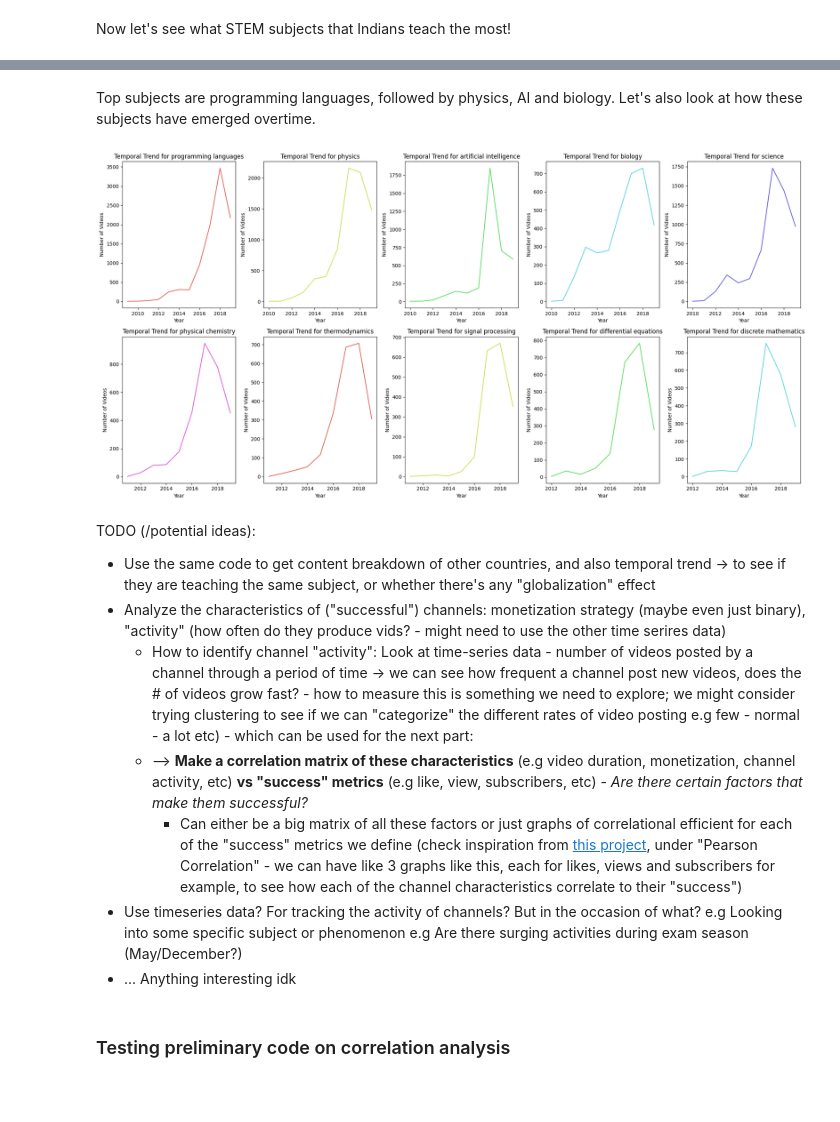
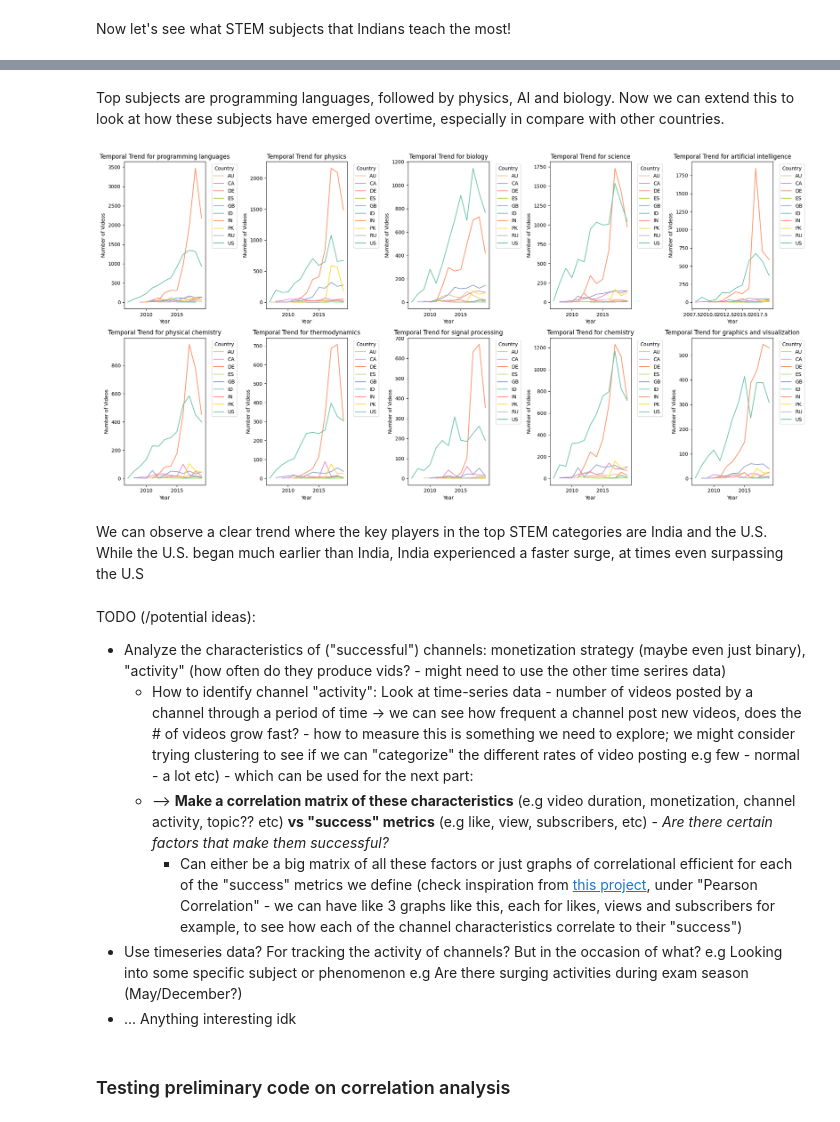
Before and after one commit to epfl-ada/ada-2024-project-adacadabra2048, a Jupyter notebook: result_tmp.ipynb, the cells around one changed output, grey strips where cells are left out. Saved outputs shown, nothing was run; the diff lists cells and outputs as text; code cells hidden in the pictures; blank space fills up the shorter version.

Commit message:
added graph for topic breakdown

```diff
--- a/result_tmp.ipynb
+++ b/result_tmp.ipynb
@@ -432,2 +467,2 @@ plt.show()
 # %% [markdown]
-Top subjects are programming languages, followed by physics, AI and biology. Let's also look at how these subjects have emerged overtime.
+Top subjects are programming languages, followed by physics, AI and biology. Now we can extend this to look at how these subjects have emerged overtime, especially in compare with other countries.
@@ -440,30 +506,43 @@ df_stem_india['upload_year'] = df_stem_india['upload_date'].dt.year
 # %%
+# Filter for top 10 categories
+# df_top_categories = df_stem_videos[df_stem_videos['matched_category'].str.contains('|'.join(top_10_keywords), na=False)]
+
 fig, axes = plt.subplots(2, 5, figsize=(20, 10))
 axes = axes.ravel()
 
+# Define a consistent color palette for the top 10 countries
+color_palette = sns.color_palette("Set2", n_colors=len(top_10_countries_list))  # Choose a palette with enough colors
+
+# Create a dictionary to map each country to a color
+country_color_map = {country: color_palette[i] for i, country in enumerate(top_10_countries_list)}
+
+# Plotting
 for i, category in enumerate(list(top_10_keywords.keys())[:10]):
-    # Filter data for the current category
-    category_data = df_stem_india[df_stem_india['matched_category'].str.contains(category, na=False)]
+    category_data = df_top_categories[df_top_categories["matched_category"].str.contains(category, na=False)]
 
-    # Group by year and count videos
-    yearly_counts = category_data.groupby('upload_year').size().reset_index(name='counts')
+    # Group by country and upload_year for this category
+    grouped_data = category_data.groupby(["country", "upload_year"]).size().reset_index(name='video_count')
 
-    # Plot the trend with a specific color
-    sns.lineplot(x='upload_year', y='counts', data=yearly_counts, ax=axes[i], color=colors[i%6])
+    # Filter grouped data for top 10 countries
+    top_10_country_data = grouped_data[grouped_data['country'].isin(top_10_countries_list)]
+
+    sns.lineplot(ax=axes[i], x="upload_year", y="video_count", hue="country", data=top_10_country_data, palette=country_color_map)
     axes[i].set_title(f'Temporal Trend for {category}')
     axes[i].set_xlabel('Year')
     axes[i].set_ylabel('Number of Videos')
+    axes[i].legend(title='Country', bbox_to_anchor=(1.05, 1), loc='upper left')
 
 plt.tight_layout()
 plt.show()
 # %% [output]
-[figure, old version]
+[figure, new version]
+# %% [markdown]
+We can observe a clear trend where the key players in the top STEM categories are India and the U.S. While the U.S. began much earlier than India, India experienced a faster surge, at times even surpassing the U.S
 # %% [markdown]
 TODO (/potential ideas):
-* Use the same code to get content breakdown of other countries, and also temporal trend -> to see if they are teaching the same subject, or whether there's any "globalization" effect
 * Analyze the characteristics of ("successful") channels: monetization strategy (maybe even just binary), "activity" (how often do they produce vids? - might need to use the other time serires data)
   * How to identify channel "activity": Look at time-series data - number of videos posted by a channel through a period of time -> we can see how frequent a channel post new videos, does the # of videos grow fast? - how to measure this is something we need to explore; we might consider trying clustering to see if we can "categorize" the different rates of video posting e.g few - normal - a lot etc) - which can be used for the next part:
-  * --> **Make a correlation matrix of these characteristics** (e.g video duration, monetization, channel activity, etc) **vs "success" metrics** (e.g like, view, subscribers, etc) - *Are there certain factors that make them successful?*
+  * --> **Make a correlation matrix of these characteristics** (e.g video duration, monetization, channel activity, topic?? etc) **vs "success" metrics** (e.g like, view, subscribers, etc) - *Are there certain factors that make them successful?*
     * Can either be a big matrix of all these factors or just graphs of correlational efficient for each of the "success" metrics we define (check inspiration from [this project](https://epfl-ada.github.io/ada-2023-project-radatouille/), under "Pearson Correlation" - we can have like 3 graphs like this, each for likes, views and subscribers for example, to see how each of the channel characteristics correlate to their "success")
 * Use timeseries data? For tracking the activity of channels? But in the occasion of what?
   e.g Looking into some specific subject or phenomenon e.g Are there surging activities during exam season (May/December?)
```
Also changed, not shown: parts of 14 cells of this notebook.
